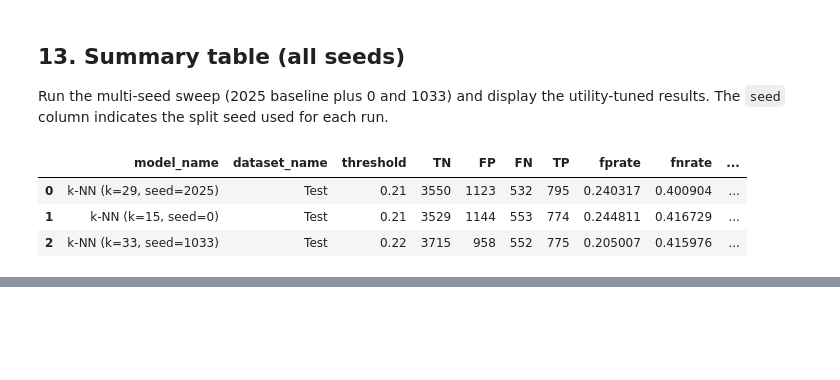
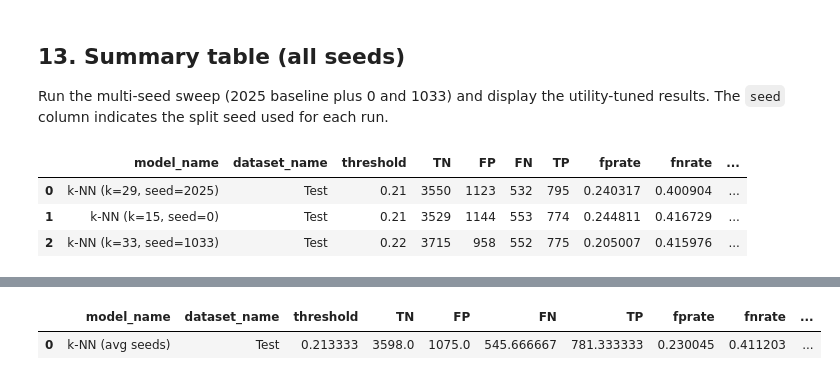
Before and after one commit to albertoquiroga-ctrl/exchange-data-concepts, a Jupyter notebook: Code/Final Project/KNN/Final_Project.ipynb, the cells around one changed output, grey strips where cells are left out. Saved outputs shown, nothing was run; the diff lists cells and outputs as text; code cells hidden in the pictures; blank space fills up the shorter version.

```diff
--- a/Code/Final Project/KNN/Final_Project.ipynb
+++ b/Code/Final Project/KNN/Final_Project.ipynb
@@ -579,0 +584,14 @@ knn_summary_df
+# %%
+numeric_cols = [c for c in knn_summary_df.columns if pd.api.types.is_numeric_dtype(knn_summary_df[c])]
+numeric_cols_no_seed = [c for c in numeric_cols if c != "seed"]
+
+avg_row = knn_summary_df[numeric_cols_no_seed].mean().to_frame().T
+avg_row["model_name"] = "k-NN (avg seeds)"
+avg_row["dataset_name"] = "Test"
+
+cols_order = [c for c in knn_summary_df.columns if c != "seed"]
+knn_summary_avg_df = avg_row.reindex(columns=cols_order)
+knn_summary_avg_df
+# %% [output]
+|  | model_name | dataset_name | threshold | TN | FP | FN | TP | fprate | fnrate | ... |
+| 0 | k-NN (avg seeds) | Test | 0.213333 | 3598.0 | 1075.0 | 545.666667 | 781.333333 | 0.230045 | 0.411203 | ... |
```
Also changed, not shown: parts of 1 cell of this notebook.
